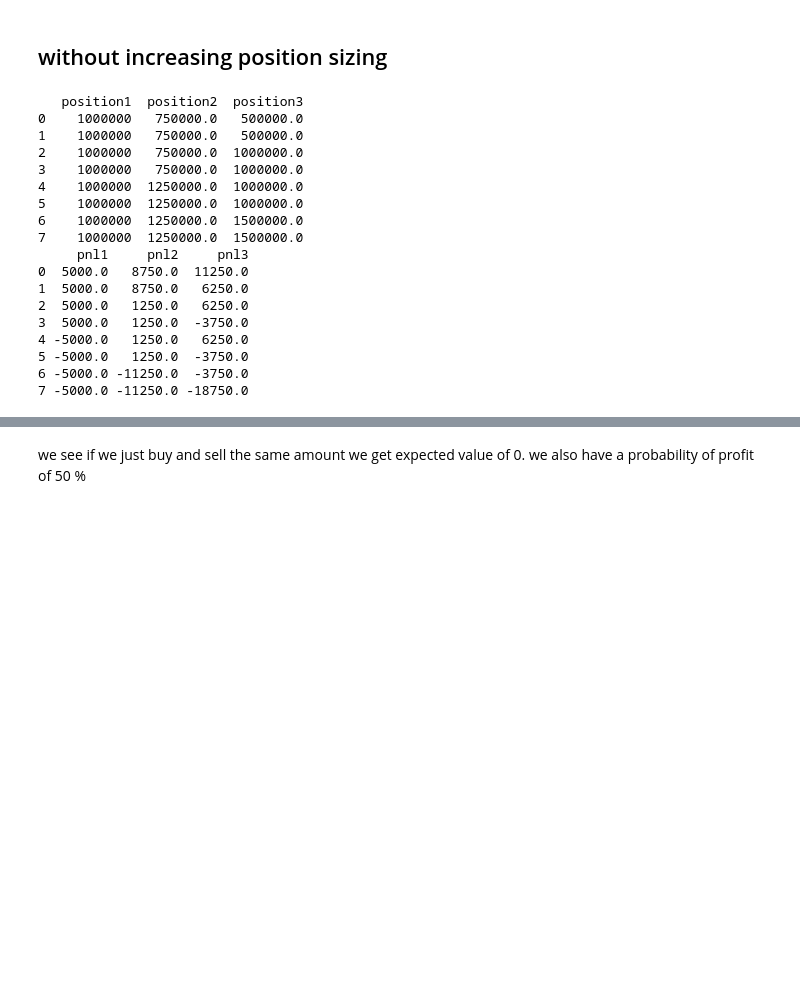
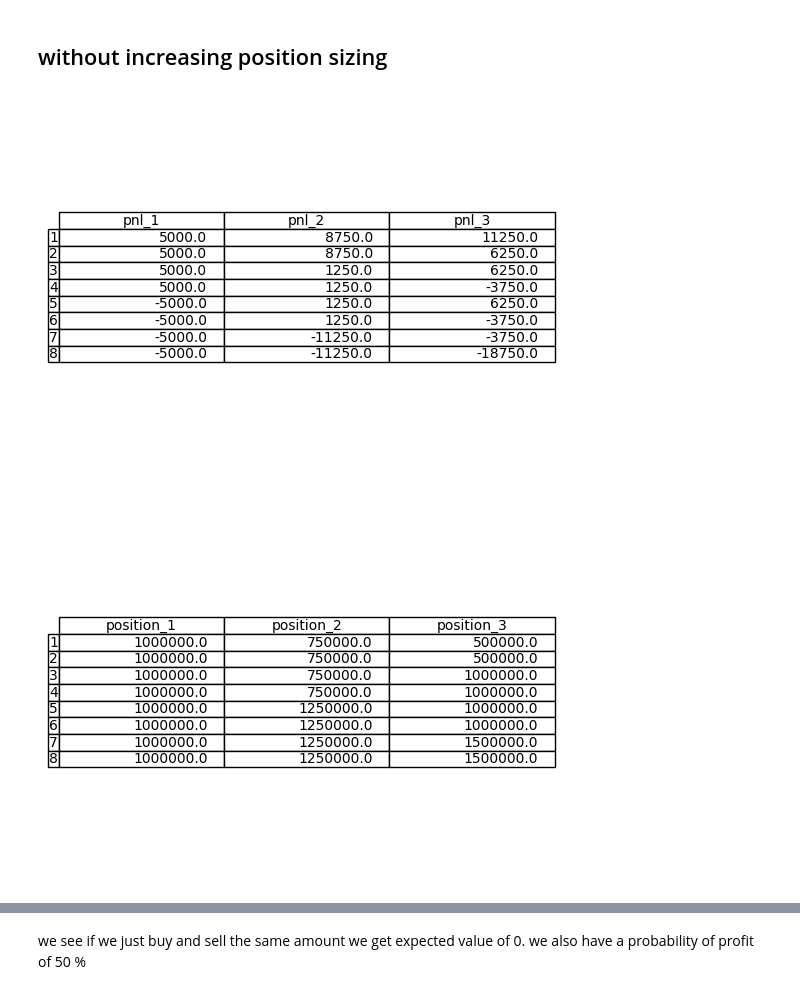
Before and after one commit to SamanvayMS/bp-Trading, a Jupyter notebook: Forex_binomial_tree.ipynb, the cells around one changed output, grey strips where cells are left out. Cells and saved outputs as stored; diff of their text form; code cells hidden in the pictures; blank space fills up the shorter version.

```diff
--- a/Forex_binomial_tree.ipynb
+++ b/Forex_binomial_tree.ipynb
@@ -79,7 +80,7 @@ def expand_array(arr, num_copies):
 # %%
 def binomial_tree(previous_position,binomial_moves,previous_pnl,buy_size,sell_size,t):
     pnl_df = pd.DataFrame(np.zeros((2**t,t)),columns = list(['pnl'+str(i+1) for i in range(0,t)]))
-    position_df = pd.DataFrame(np.zeros((2**t,t)),columns = list(['position'+str(i+1) for i in range(0,t)]))
+    position_df = pd.DataFrame(np.zeros((2**t,t)),columns = list(['position'+str(i) for i in range(0,t)]))
     for i in range (0,t):
         cur_pos = previous_position
         previous_position,previous_pnl = time_step(cur_pos,binomial_moves,previous_pnl,buy_size,sell_size)
@@ -88,27 +89,32 @@ def binomial_tree(previous_position,binomial_moves,previous_pnl,buy_size,sell_si
     return  pnl_df,position_df
 # %%
 pnl,position=binomial_tree(previous_position,binomial_moves,previous_pnl,buy_size,sell_size,t)
-# %%
-print(position)
-print(pnl)
-# %% [output]
-   position1  position2  position3
-0    1000000   750000.0   500000.0
-1    1000000   750000.0   500000.0
-2    1000000   750000.0  1000000.0
-3    1000000   750000.0  1000000.0
-4    1000000  1250000.0  1000000.0
-5    1000000  1250000.0  1000000.0
-6    1000000  1250000.0  1500000.0
-7    1000000  1250000.0  1500000.0
-     pnl1     pnl2     pnl3
-0  5000.0   8750.0  11250.0
-1  5000.0   8750.0   6250.0
-2  5000.0   1250.0   6250.0
-3  5000.0   1250.0  -3750.0
-4 -5000.0   1250.0   6250.0
-5 -5000.0   1250.0  -3750.0
-6 -5000.0 -11250.0  -3750.0
-7 -5000.0 -11250.0 -18750.0
+# %%
+def plot_tables(pnl,position):
+    """Plot the PnL and Position tables"""
+    # PnL Table
+    fig, ax = plt.subplots()
+    ax.axis('off')
+    ax.axis('tight')
+    pnl_table = ax.table(cellText=pnl.values, colLabels=['pnl_' + str(i+1) for i in range(pnl.shape[1])],
+                        rowLabels=[str(i+1) for i in range(pnl.shape[0])], loc='center')
+    pnl_table.auto_set_font_size(False)
+    pnl_table.set_fontsize(10)
+    plt.show()
+
+    # Position Table
+    fig, ax = plt.subplots()
+    ax.axis('off')
+    ax.axis('tight')
+    position_table = ax.table(cellText=position.values, colLabels=['position_' + str(i+1) for i in range(position.shape[1])],
+                        rowLabels=[str(i+1) for i in range(position.shape[0])], loc='center')
+    position_table.auto_set_font_size(False)
+    position_table.set_fontsize(10)
+    plt.show()
+# %%
+plot_tables(pnl,position)
+# %% [output]
+[figure, added]
+[figure, added]
 # %%
 def calc_expected(previous_pnl):
```
Also changed, not shown: parts of 15 cells of this notebook, 30 other files.
